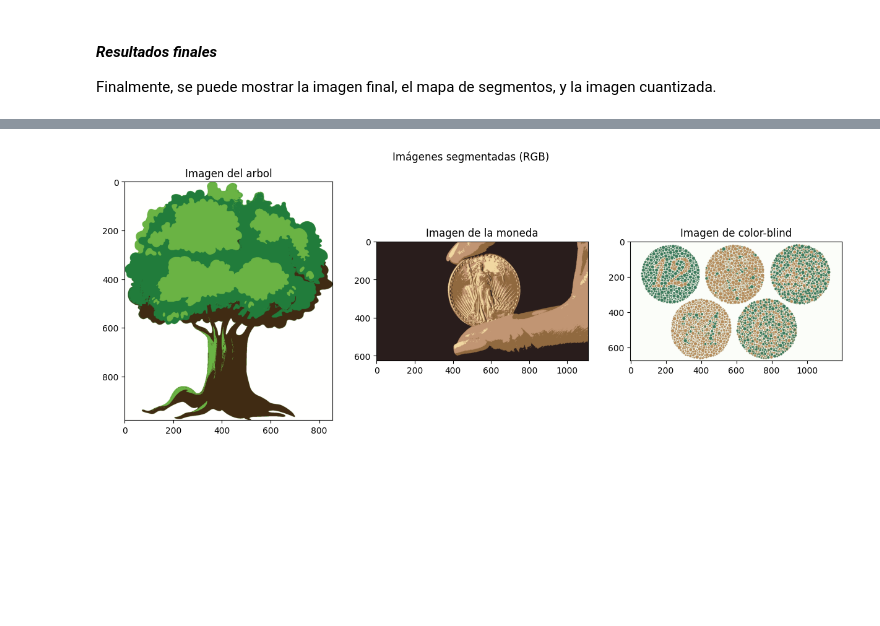
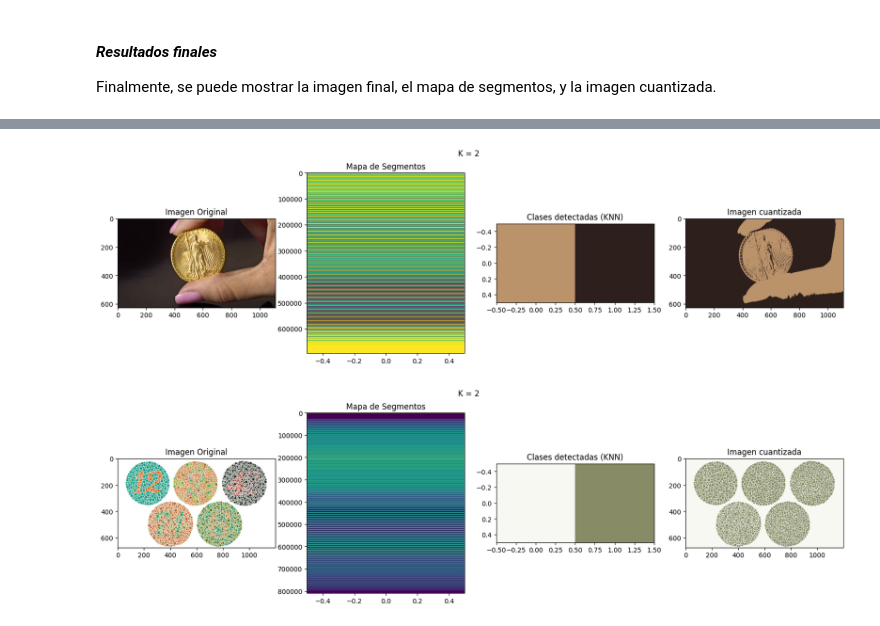
Before and after one commit to stefanoaragoni/computerVision_lista01, a Jupyter notebook: Lista01_Ejercicio5.ipynb, the cells around one changed output, grey strips where cells are left out. Drawn from its saved outputs; the diff is of its cells as text; code cells hidden in the pictures; blank space fills up the shorter version.

```diff
--- a/Lista01_Ejercicio5.ipynb
+++ b/Lista01_Ejercicio5.ipynb
@@ -164,15 +158,8 @@ show_result(img_arbol_rgb, center_arbol, label_arbol_3d, label_arbol)
-# %%
-
-
-# Mostrar las imágenes
-fig, axs = plt.subplots(1, 3, figsize=(15, 5))
-fig.suptitle("Imágenes segmentadas (RGB)")
-axs[0].imshow(label_arbol_3d)
-axs[0].set_title("Imagen del arbol")
-axs[1].imshow(label_moneda_3d)
-axs[1].set_title("Imagen de la moneda")
-axs[2].imshow(label_colorblind_3d)
-axs[2].set_title("Imagen de color-blind")
-plt.show()
-# %% [output]
-[figure, removed]
+# %%
+show_result(img_moneda_rgb, center_moneda, label_moneda_3d, label_moneda)
+# %% [output]
+[figure, added]
+# %%
+show_result(img_colorblind_rgb, center_colorblind, label_colorblind_3d, label_colorblind)
+# %% [output]
+[figure, added]
```
Also changed, not shown: parts of 2 cells of this notebook.
